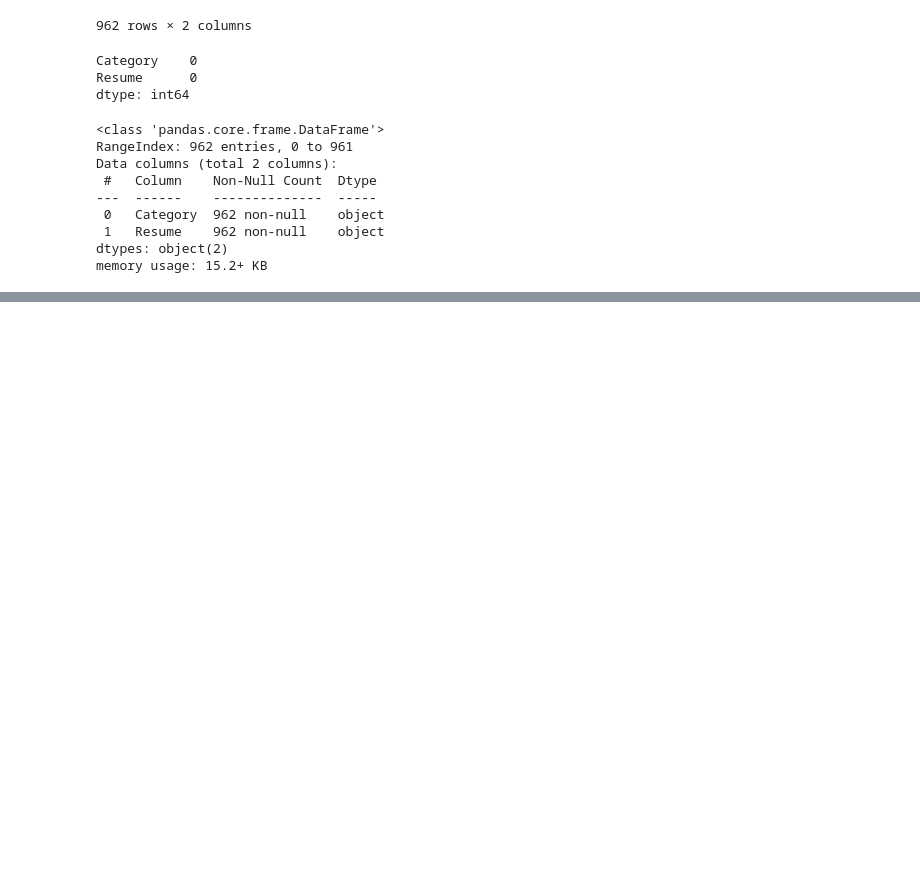
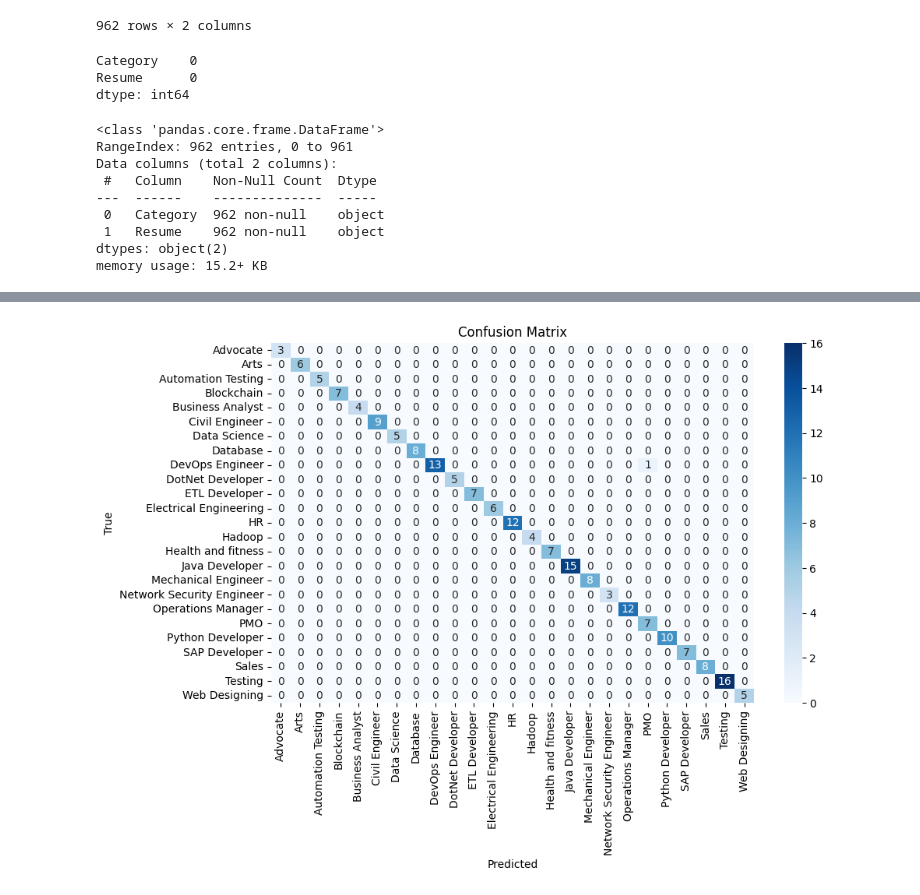
Before and after one commit to CodeMaestro016/AI-Powered-Resume-Screening-System, a Jupyter notebook: Files/model.ipynb, the cells around one changed output, grey strips where cells are left out. Cells and saved outputs as stored; diff of their text form; code cells hidden in the pictures; blank space fills up the shorter version.

```diff
--- a/Files/model.ipynb
+++ b/Files/model.ipynb
@@ -97,0 +233,14 @@ memory usage: 15.2+ KB
+# %%
+from sklearn.feature_extraction.text import TfidfVectorizer
+
+# Define cleaned resume text (replace with your actual cleaned text)
+cleaned_resume = "This is the cleaned text of the resume."
+
+# Initialize the TF-IDF Vectorizer
+tfidf_vectorizer = TfidfVectorizer(max_features=5000)
+
+# Apply TF-IDF on the cleaned resume
+resume_tfidf = tfidf_vectorizer.fit_transform([cleaned_resume])
+
+# Output the shape
+print(resume_tfidf.shape)  # Output should be (1, 5000)
@@ -97,0 +401,15 @@ memory usage: 15.2+ KB
+# %%
+from sklearn.linear_model import LogisticRegression
+
+# Initialize the Logistic Regression model
+model = LogisticRegression(max_iter=1000)
+
+# Train the model on the training data
+model.fit(X_train, y_train)
+
+# Make predictions on the test set
+y_pred = model.predict(X_test)
+
+# Print classification report
+from sklearn.metrics import classification_report
+print(classification_report(y_test, y_pred))
@@ -97,0 +457,17 @@ memory usage: 15.2+ KB
+# %%
+from sklearn.metrics import confusion_matrix
+import seaborn as sns
+import matplotlib.pyplot as plt
+
+# Confusion matrix
+cm = confusion_matrix(y_test, y_pred)
+
+# Plot confusion matrix using seaborn
+plt.figure(figsize=(10, 6))
+sns.heatmap(cm, annot=True, fmt="d", cmap="Blues", xticklabels=model.classes_, yticklabels=model.classes_)
+plt.title("Confusion Matrix")
+plt.xlabel("Predicted")
+plt.ylabel("True")
+plt.show()
+# %% [output]
+[figure, added]
```
Also changed, not shown: parts of 31 cells of this notebook, 5 other files.
